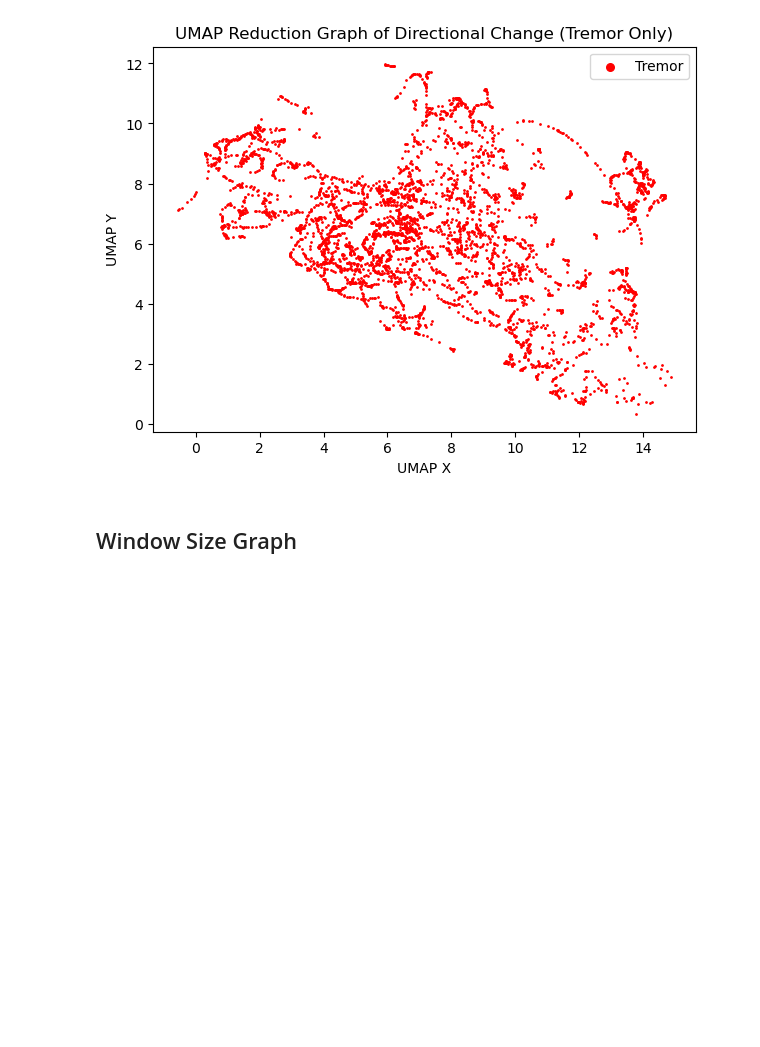
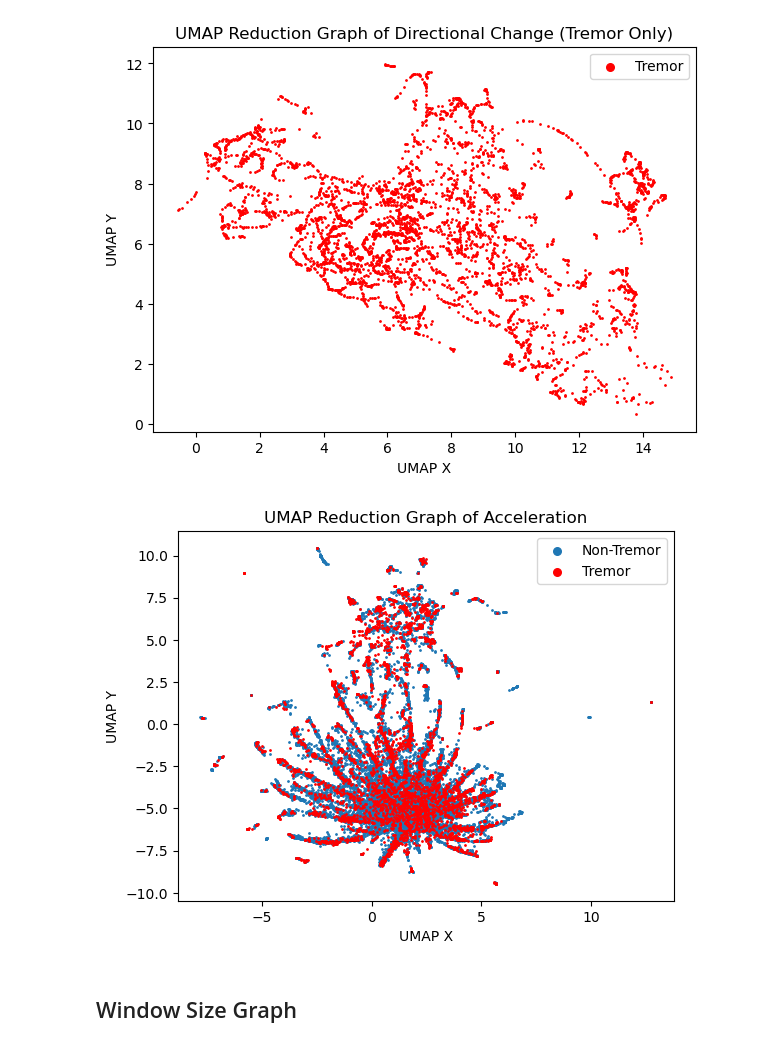
Before and after one commit to russell-ykh/monke, a Jupyter notebook: final_report.ipynb, the cells around one changed output. Saved outputs shown, nothing was run; the diff lists cells and outputs as text; code cells hidden in the pictures; blank space fills up the shorter version.

```diff
--- a/final_report.ipynb
+++ b/final_report.ipynb
@@ -166,6 +166,38 @@ plt.savefig(path.join(cd, "final_report_graphs", "umap_tremor.png"), dpi=300)
 plt.show()
 # %% [output]
 [figure]
+# %%
+pose_boba_apr11 = mio.read_pose("boba_apr11")
+tremors_boba_apr11 = mio.read_tremors("boba_apr11")
+# %%
+data_boba_apr11 = mf.accel(pose_boba_apr11)
+labels_boba_apr11 = mf.generate_labelled_frames(data_boba_apr11, tremors_boba_apr11)
+# %%
+reduced, reducer = dr.umap_reduce(data_boba_apr11)
+# %%
+labels = np.array(labels_boba_apr11)
+normal_points = reduced[labels == 0]
+tremor_points = reduced[labels == 1]
+
+plt.scatter(normal_points[:, 0], normal_points[:, 1], c="tab:blue", s=1, label="Non-Tremor")
+plt.scatter(tremor_points[:, 0], tremor_points[:, 1], c="red", s=1, label="Tremor")
+
+plt.xlabel("UMAP X")
+plt.ylabel("UMAP Y")
+plt.title("UMAP Reduction Graph of Acceleration")
+lgnd = plt.legend()
+lgnd.legendHandles[0]._sizes = [30]
+lgnd.legendHandles[1]._sizes = [30]
+
+# plt.gcf().set_size_inches((7, 5))
+# # plt.xlim((-1.8, 15.5))
+# # plt.ylim((-3, 13))
+
+plt.savefig(path.join(cd, "final_report_graphs", f"accel.png"), dpi=300)
+
+plt.show()
+# %% [output]
+[figure, added]
 # %% [markdown]
 ## Window Size Graph
 # %%
```
Also changed, not shown: parts of 30 cells of this notebook, 12 other files.
